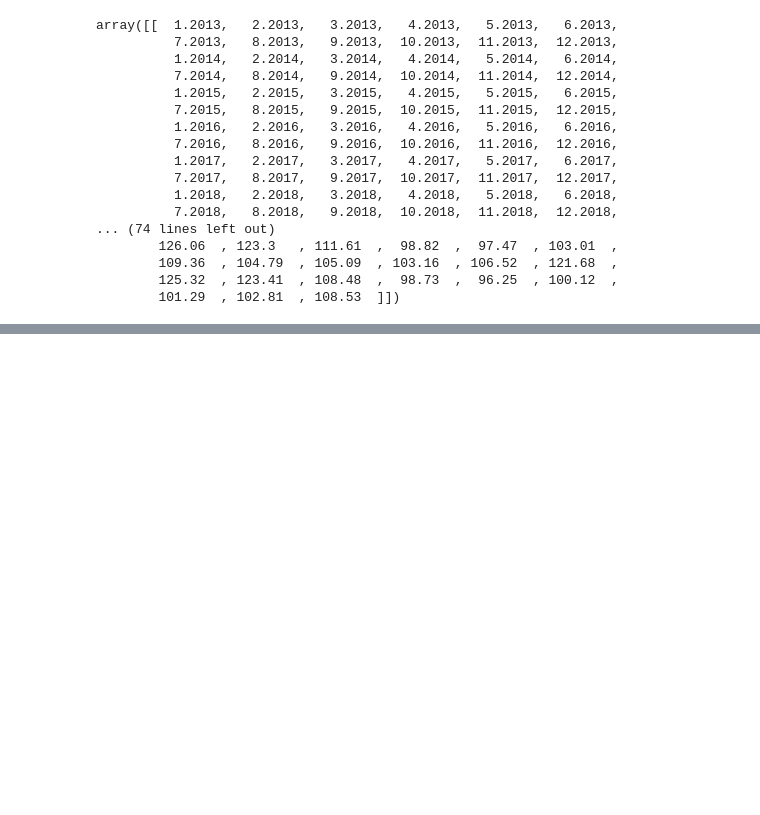
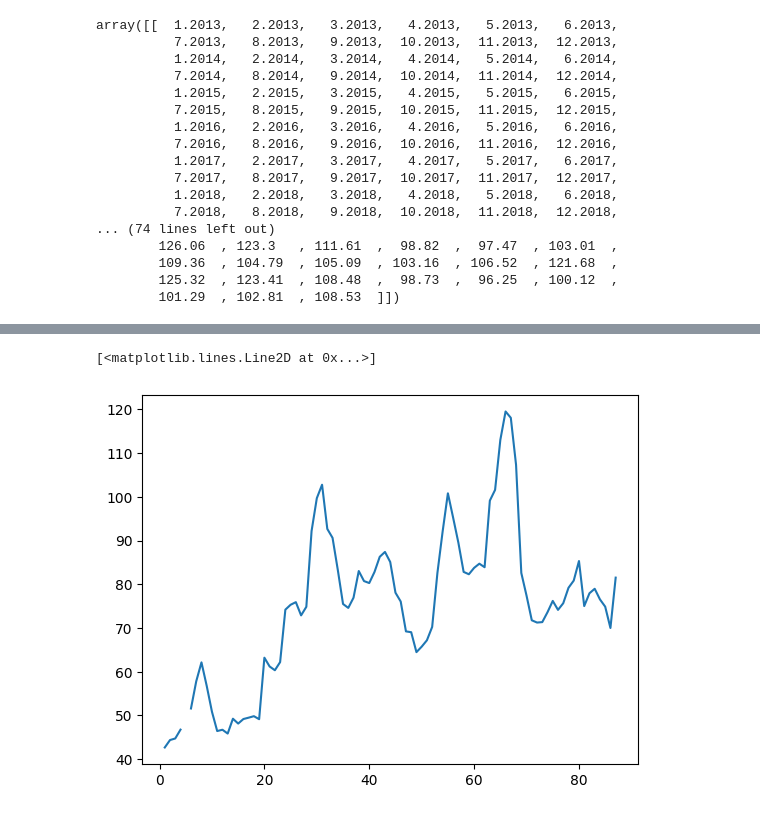
Before and after one commit to MangoBuwu/Numpy_Alura, a Jupyter notebook: Numpy.ipynb, the cells around one changed output, grey strips where cells are left out. Saved outputs shown, nothing was run; the diff lists cells and outputs as text; code cells hidden in the pictures; blank space fills up the shorter version.

```diff
--- a/Numpy.ipynb
+++ b/Numpy.ipynb
@@ -51,0 +148,5 @@ np.loadtxt(url_df,delimiter=',', usecols=np.arange(1,88,1))
+# %%
+plt.plot(fechas,kaliningrado)
+# %% [output]
+[<matplotlib.lines.Line2D at 0x...>]
+[figure, added]
```
Also changed, not shown: parts of 13 cells of this notebook.
